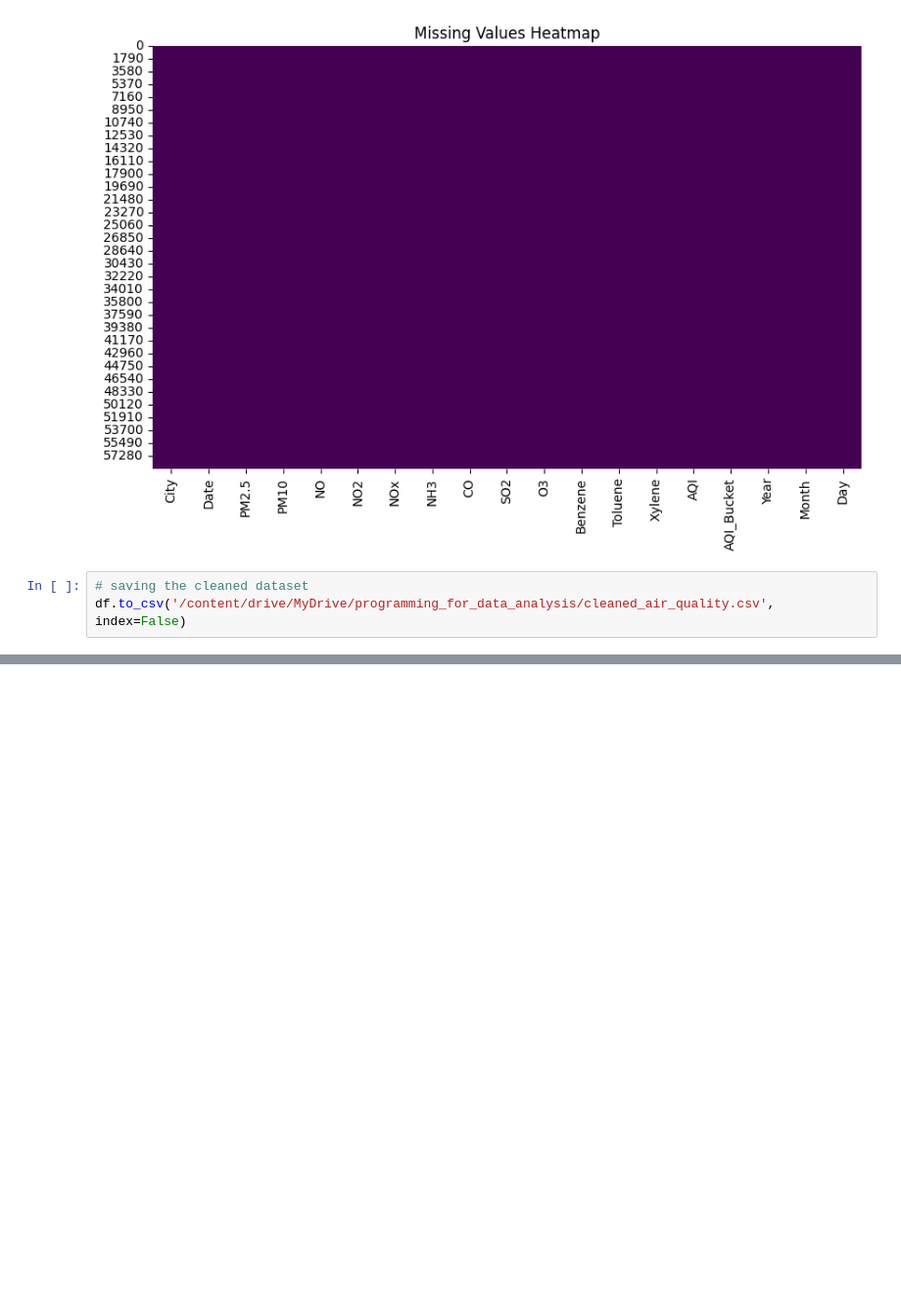
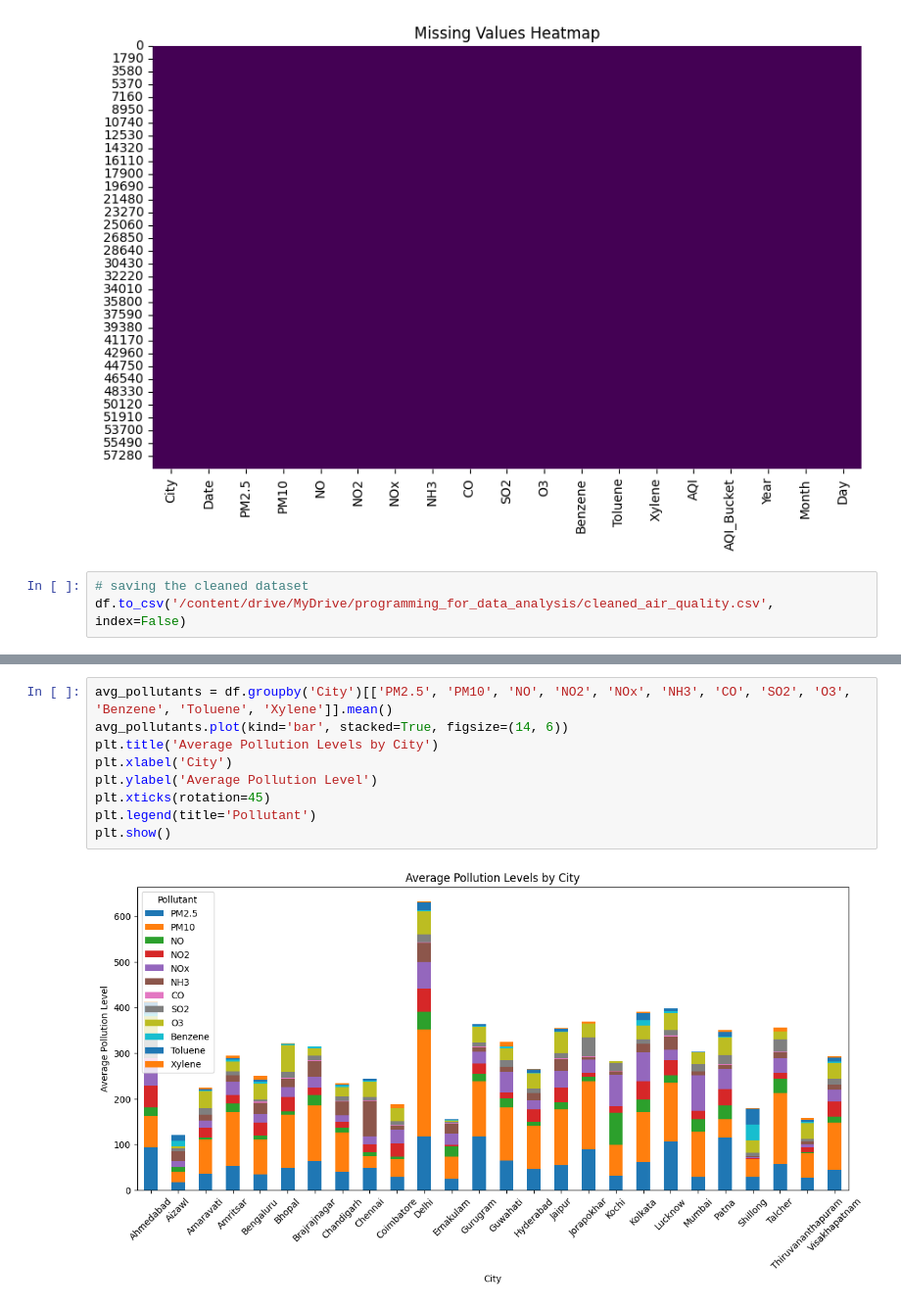
Before and after one commit to dongpradip/AirQuality_project, a Jupyter notebook: AirQualityProject.ipynb, the cells around one changed output, grey strips where cells are left out. Shown at 98% size. Drawn from its saved outputs; the diff is of its cells as text; blank space fills up the shorter version.

```diff
--- a/AirQualityProject.ipynb
+++ b/AirQualityProject.ipynb
@@ -381,0 +403,11 @@ df.to_csv('/content/drive/MyDrive/programming_for_data_analysis/cleaned_air_qual
+# %%
+avg_pollutants = df.groupby('City')[['PM2.5', 'PM10', 'NO', 'NO2', 'NOx', 'NH3', 'CO', 'SO2', 'O3', 'Benzene', 'Toluene', 'Xylene']].mean()
+avg_pollutants.plot(kind='bar', stacked=True, figsize=(14, 6))
+plt.title('Average Pollution Levels by City')
+plt.xlabel('City')
+plt.ylabel('Average Pollution Level')
+plt.xticks(rotation=45)
+plt.legend(title='Pollutant')
+plt.show()
+# %% [output]
+[figure, added]
```
Also changed, not shown: parts of 15 cells of this notebook.
